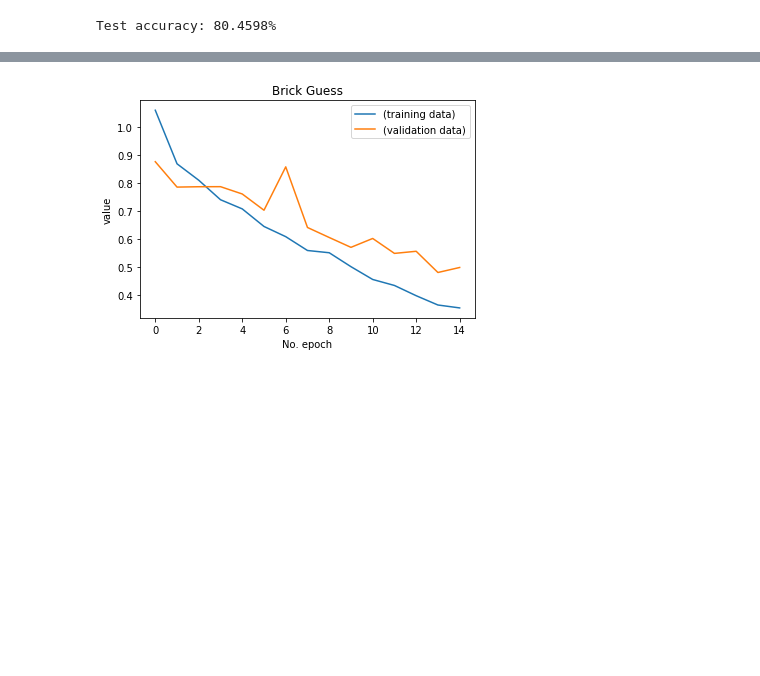
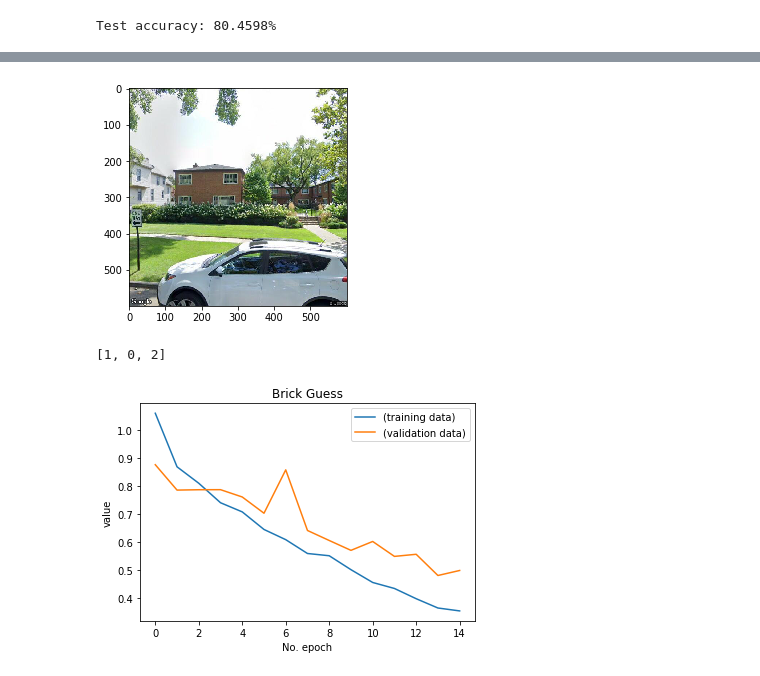
Before and after one commit to pnguenda/target_market, a Jupyter notebook: gc_ML_v02.ipynb, the cells around one changed output, grey strips where cells are left out. Cells and saved outputs as stored; diff of their text form; code cells hidden in the pictures; blank space fills up the shorter version.

```diff
--- a/gc_ML_v02.ipynb
+++ b/gc_ML_v02.ipynb
@@ -202,3 +210,24 @@ _6450.jpg:       20.0%
+# %%
+new_image = plt.imread('test_imgs/brick_7664.jpg')
+img = plt.imshow(new_image)
+# %% [output]
+[figure, added]
+# %%
+#Sort the predictions from least to greatest
+list_index = [0, 1, 2]
+x = predictions
+
+for i in range(3):
+  for j in range(3):
+    if x[0][list_index[i]] > x[0][list_index[j]]:
+      temp = list_index[i]
+      list_index[i] = list_index[j]
+      list_index[j] = temp
+
+#Show the sorted labels in order
+print(list_index)
+# %% [output]
+[1, 0, 2]
 # %%
 ## OPTIONAL WRITE HISTORY TO JSON
 # with open('trainHistoryDict', 'wb') as file_pi:
```
Also changed, not shown: parts of 2 cells of this notebook, 20 other files.
